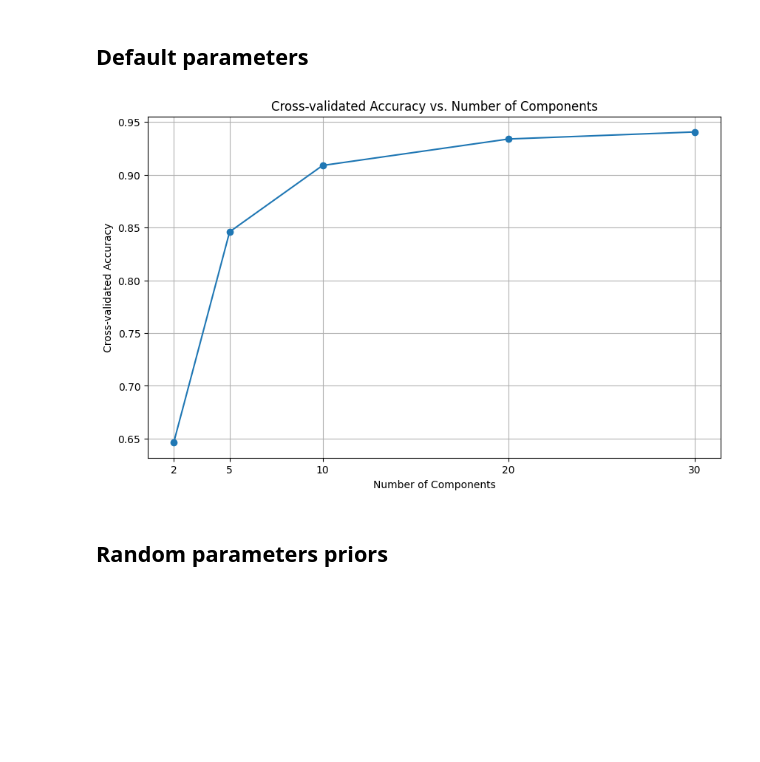
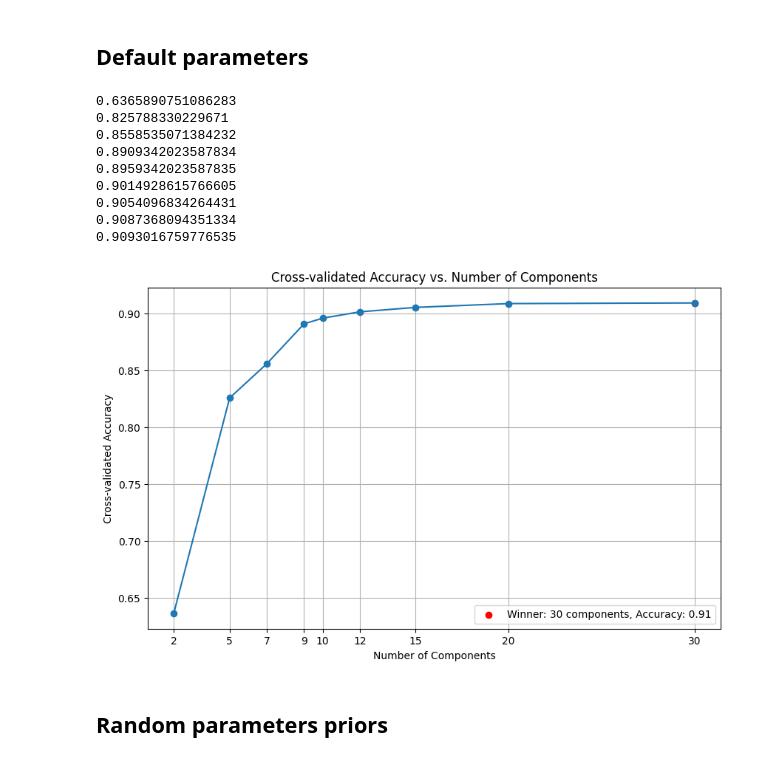
Before and after one commit to lior199707/ML_Classification, a Jupyter notebook: Project/Vlad.ipynb, the cells around one changed output. Drawn from its saved outputs; the diff is of its cells as text; code cells hidden in the pictures; blank space fills up the shorter version.

Commit message:
added best model

```diff
--- a/Project/Vlad.ipynb
+++ b/Project/Vlad.ipynb
@@ -187,44 +192,61 @@ X_train_fs = sel.fit_transform(X)
 # %% [markdown]
 ## Default parameters
 # %%
-import numpy as np
-import matplotlib.pyplot as plt
-from sklearn.decomposition import PCA
-from sklearn.naive_bayes import GaussianNB
-from sklearn.model_selection import cross_val_score, KFold
-
 
 # Initialize Gaussian Naive Bayes classifier
 clf = GaussianNB()
 
 # Store accuracies
 accuracies = []
+
 
 # Perform 10-fold cross-validation for each number of components
 for num_components in num_components_list:
     # Feature extraction using PCA
     pca = PCA(n_components=num_components)
     X_fe = pca.fit_transform(X_train_fs)
 
     # Perform 10-fold cross-validation
-    kf = KFold(n_splits=10, shuffle=True, random_state=42)
-    cv_scores = cross_val_score(clf, X_fe, y, cv=kf)
+    cv_scores = cross_val_score(clf, X_fe, y, cv=10)
 
     # Average cross-validation score
     avg_accuracy = np.mean(cv_scores)
     accuracies.append(avg_accuracy)
 
-# Plot results
+# Find the index of the maximum accuracy
+winner_index = np.argmax(accuracies)
+
+# Get the number of components corresponding to the winner
+winning_components = num_components_list[winner_index]
+
+# Get the highest accuracy
+highest_accuracy = accuracies[winner_index]
+
+for accuarcy in accuracies:
+    print(accuarcy)
+
+# Plot the winning result
 plt.figure(figsize=(10, 6))
 plt.plot(num_components_list, accuracies, marker='o', linestyle='-')
+plt.scatter(winning_components, highest_accuracy, color='red', label=f'Winner: {winning_components} components, Accuracy: {highest_accuracy:.2f}')
 plt.title('Cross-validated Accuracy vs. Number of Components')
 plt.xlabel('Number of Components')
 plt.ylabel('Cross-validated Accuracy')
 plt.xticks(num_components_list)
 plt.grid(True)
+plt.legend()
 plt.show()
 # %% [output]
+0.6365890751086283
+0.825788330229671
+0.8558535071384232
+0.8909342023587834
+0.8959342023587835
+0.9014928615766605
+0.9054096834264431
+0.9087368094351334
+0.9093016759776535
-[figure, old version]
+[figure, new version]
 # %% [markdown]
 ## Random parameters priors
 # %%
```
Also changed, not shown: parts of 6 cells of this notebook.
